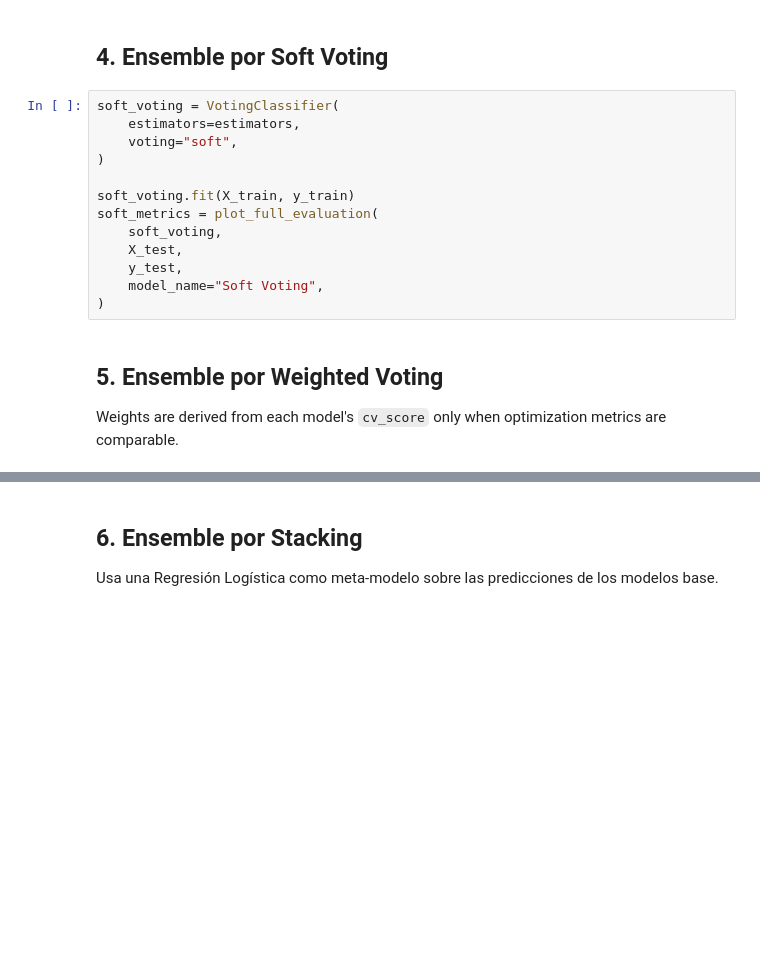
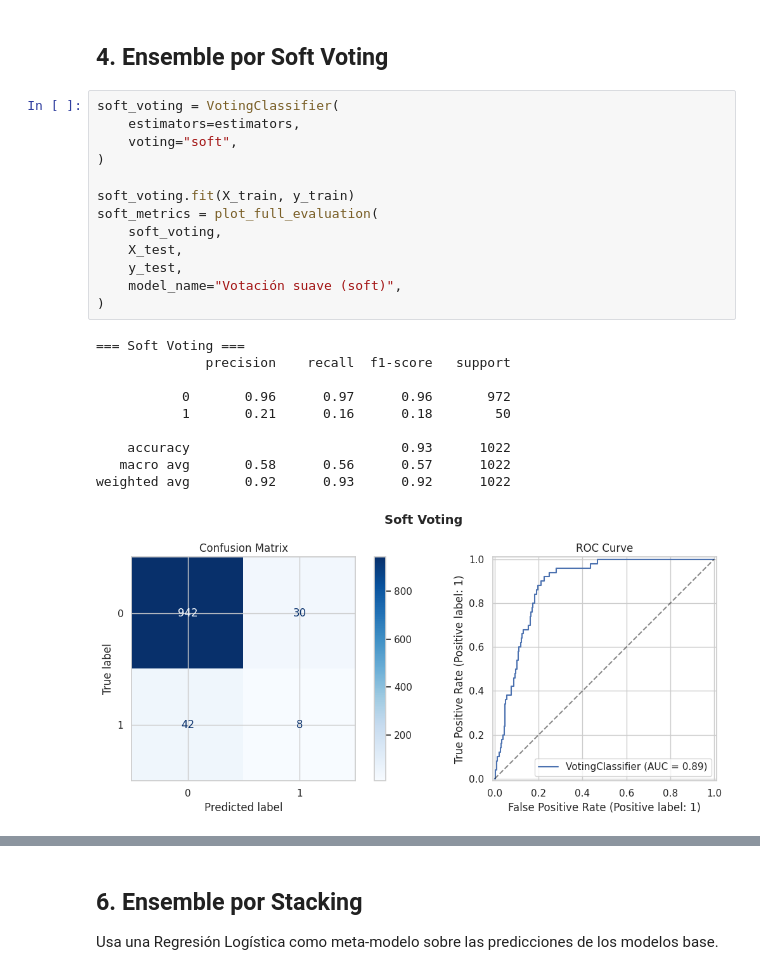
Before and after one commit to martinmw13/AdM_TP, a Jupyter notebook: notebooks/05_ensemble.ipynb, the cells around one changed output, grey strips where cells are left out. Cells and saved outputs as stored; diff of their text form; blank space fills up the shorter version.

Commit message:
Update dependencies to include xgboost and enhance ensemble notebook with execution counts and outputs

```diff
--- a/notebooks/05_ensemble.ipynb
+++ b/notebooks/05_ensemble.ipynb
@@ -72,17 +127,24 @@ hard_metrics = plot_full_evaluation(
 # %%
 soft_voting = VotingClassifier(
     estimators=estimators,
     voting="soft",
 )
 
 soft_voting.fit(X_train, y_train)
 soft_metrics = plot_full_evaluation(
     soft_voting,
     X_test,
     y_test,
-    model_name="Soft Voting",
+    model_name="Votación suave (soft)",
 )
+# %% [output]
+=== Soft Voting ===
+              precision    recall  f1-score   support
+
+           0       0.96      0.97      0.96       972
+           1       0.21      0.16      0.18        50
+
+    accuracy                           0.93      1022
+   macro avg       0.58      0.56      0.57      1022
+weighted avg       0.92      0.93      0.92      1022
+[figure, added]
-# %% [markdown]
-## 5. Ensemble por Weighted Voting
-
-Weights are derived from each model's `cv_score` only when optimization metrics are comparable.
```
Also changed, not shown: parts of 12 cells of this notebook, 2 other files.
